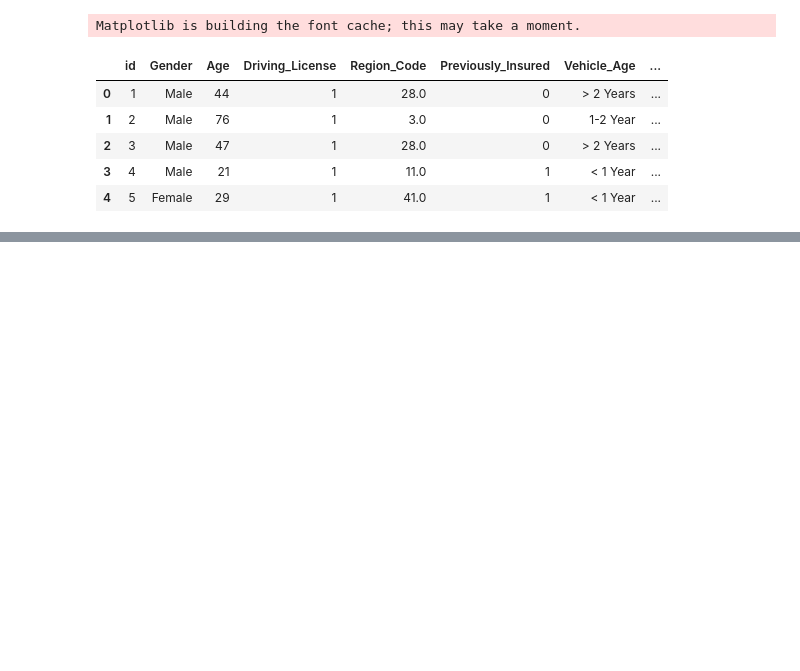
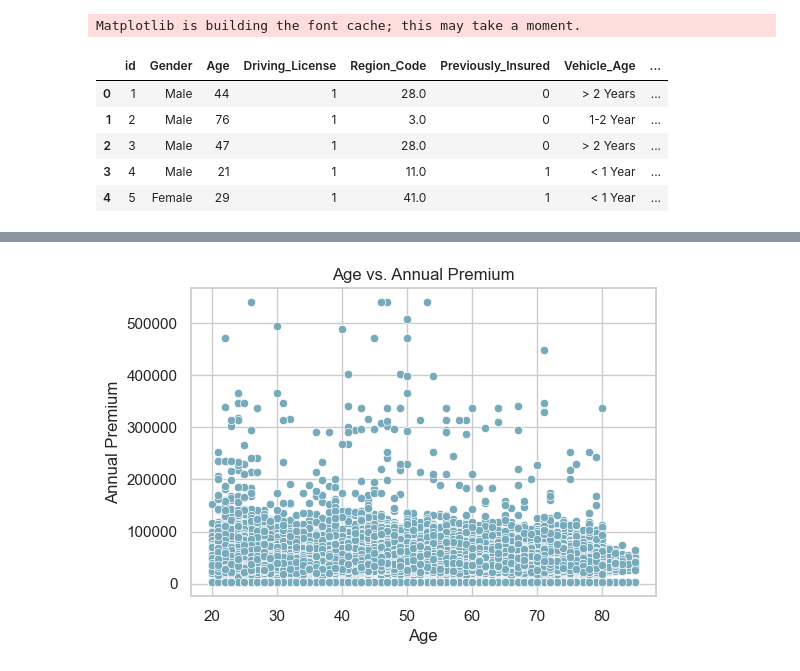
Before and after one commit to saimadhu27/MLOps-project, a Jupyter notebook: notebook/exp-notebook.ipynb, the cells around one changed output, grey strips where cells are left out. Saved outputs shown, nothing was run; the diff lists cells and outputs as text; code cells hidden in the pictures; blank space fills up the shorter version.

```diff
--- a/notebook/exp-notebook.ipynb
+++ b/notebook/exp-notebook.ipynb
@@ -22,0 +116,9 @@ df.head()
+# %%
+plt.figure(figsize=(6,4))
+sns.scatterplot(data = df, x= 'Age', y = 'Annual_Premium')
+plt.title("Age vs. Annual Premium")
+plt.xlabel("Age")
+plt.ylabel("Annual Premium")
+plt.show()
+# %% [output]
+[figure, added]
```
Also changed, not shown: parts of 38 cells of this notebook, 1 other file.
